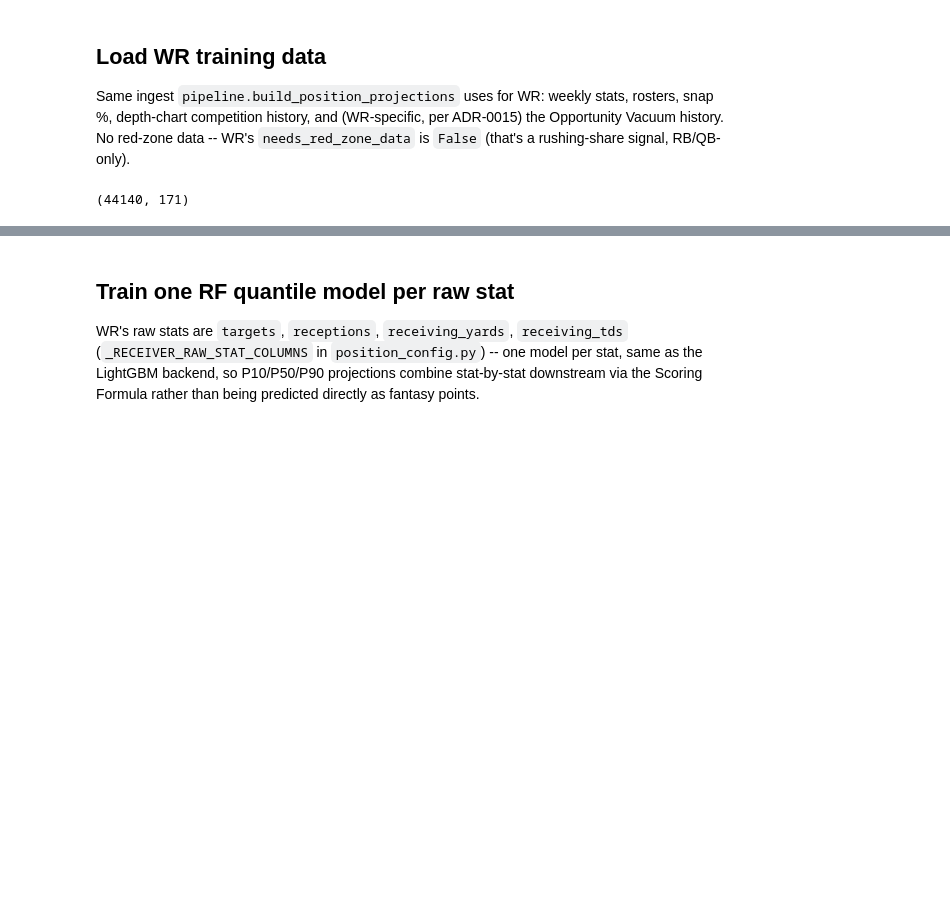
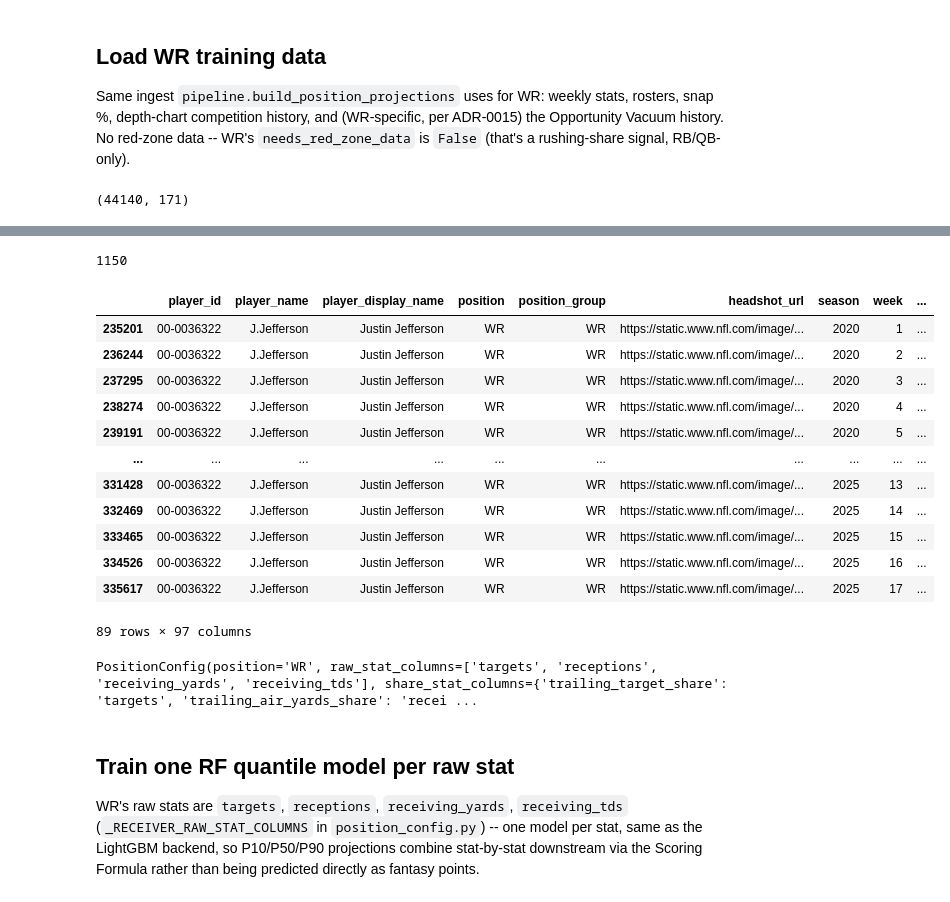
Before and after one commit to hyshandler/ff26, a Jupyter notebook: ff/notebooks/rf_wr_training.ipynb, the cells around one changed output, grey strips where cells are left out. Drawn from its saved outputs; the diff is of its cells as text; code cells hidden in the pictures; blank space fills up the shorter version.

```diff
--- a/ff/notebooks/rf_wr_training.ipynb
+++ b/ff/notebooks/rf_wr_training.ipynb
@@ -91,6 +111,38 @@ columns
  'trailing_avg_receptions',
  'trailing_avg_receiving_yards',
  'trailing_avg_receiving_tds']
+# %%
+# Drop columns with entirely missing values or entirely zero values
+training = training.dropna(axis=1, how="all")
+training = training.loc[:, (training != 0).any(axis=0)]
+# %%
+training['player_id'].nunique()
+# %% [output]
+1150
+# %%
+# Only keep the top 150 players per season
+players_to_keep = training.loc[training.groupby("season")["fantasy_points_ppr"].rank(ascending=False) <= 150]['player_id'].unique()
+training = training.loc[training['player_id'].isin(players_to_keep)].copy()
+# %%
+training.loc[training['player_display_name'] == 'Justin Jefferson']
+# %% [output]
+|  | player_id | player_name | player_display_name | position | position_group | headshot_url | season | week | ... |
+| 235201 | 00-0036322 | J.Jefferson | Justin Jefferson | WR | WR | https://static.www.nfl.com/image/... | 2020 | 1 | ... |
+| 236244 | 00-0036322 | J.Jefferson | Justin Jefferson | WR | WR | https://static.www.nfl.com/image/... | 2020 | 2 | ... |
+| 237295 | 00-0036322 | J.Jefferson | Justin Jefferson | WR | WR | https://static.www.nfl.com/image/... | 2020 | 3 | ... |
+| 238274 | 00-0036322 | J.Jefferson | Justin Jefferson | WR | WR | https://static.www.nfl.com/image/... | 2020 | 4 | ... |
+| 239191 | 00-0036322 | J.Jefferson | Justin Jefferson | WR | WR | https://static.www.nfl.com/image/... | 2020 | 5 | ... |
+| ... | ... | ... | ... | ... | ... | ... | ... | ... | ... |
+| 331428 | 00-0036322 | J.Jefferson | Justin Jefferson | WR | WR | https://static.www.nfl.com/image/... | 2025 | 13 | ... |
+| 332469 | 00-0036322 | J.Jefferson | Justin Jefferson | WR | WR | https://static.www.nfl.com/image/... | 2025 | 14 | ... |
+| 333465 | 00-0036322 | J.Jefferson | Justin Jefferson | WR | WR | https://static.www.nfl.com/image/... | 2025 | 15 | ... |
+| 334526 | 00-0036322 | J.Jefferson | Justin Jefferson | WR | WR | https://static.www.nfl.com/image/... | 2025 | 16 | ... |
+| 335617 | 00-0036322 | J.Jefferson | Justin Jefferson | WR | WR | https://static.www.nfl.com/image/... | 2025 | 17 | ... |
+89 rows × 97 columns
+# %%
+config
+# %% [output]
+PositionConfig(position='WR', raw_stat_columns=['targets', 'receptions', 'receiving_yards', 'receiving_tds'], share_stat_columns={'trailing_target_share': 'targets', 'trailing_air_yards_share': 'recei ...
 # %% [markdown]
 ## Train one RF quantile model per raw stat
 
```
Also changed, not shown: parts of 3 cells of this notebook, 7 other files.
